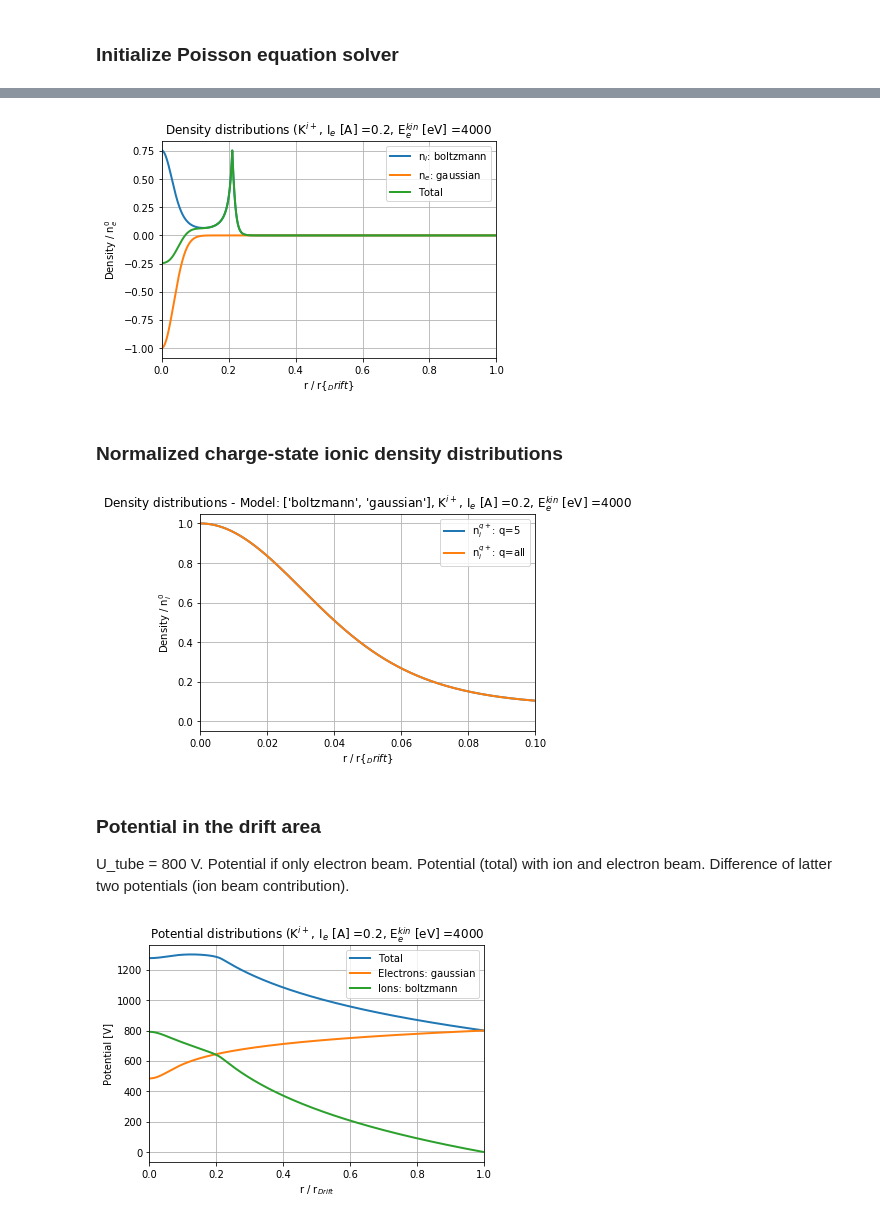
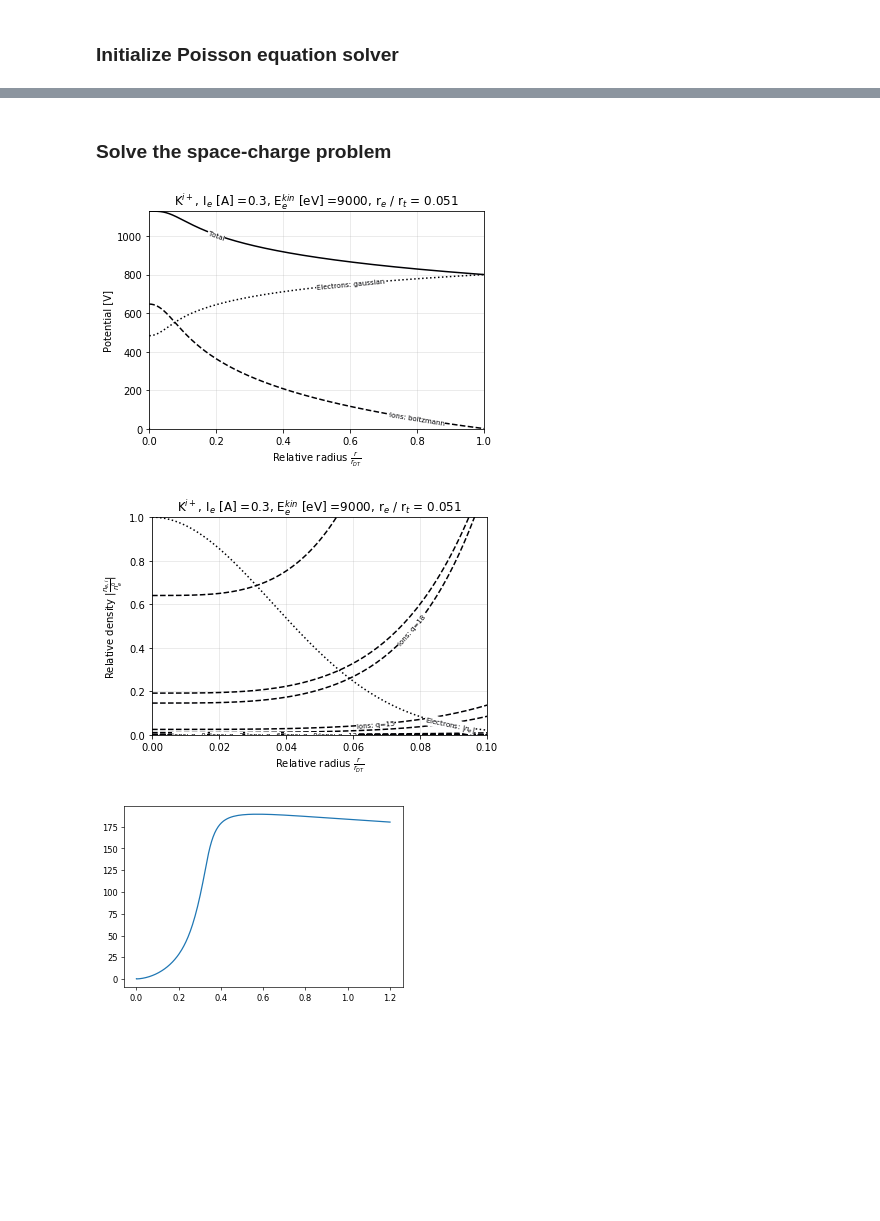
Before and after one commit to Ioniels/EBISSimulation, a Jupyter notebook: demo/debug_poisson.ipynb, the cells around one changed output, grey strips where cells are left out. Cells and saved outputs as stored; diff of their text form; code cells hidden in the pictures; blank space fills up the shorter version.

```diff
--- a/demo/debug_poisson.ipynb
+++ b/demo/debug_poisson.ipynb
@@ -14,7 +14,8 @@ cd ..
 # Import what we need
 import numpy as np
 from matplotlib import pyplot as plt
-%matplotlib notebook
+plt.rcParams['figure.dpi'] = 60
+#%matplotlib notebook
 import ebisim
 # %%
 ELEMENT = "K"
@@ -67,24 +55,21 @@ ChemicalElement(z=19, symbol='K', name='Potassium', a=39)
+# %% [markdown]
+### Solve the space-charge problem
+# %%
+pb = ebisim.PoissonSolver(ELEMENT, 0.3, 9000, nb_p=1000)
+model = ['boltzmann', 'gaussian']
+%timeit
+for i in range(len(sol_y[1, :])):
+    _ = pb.solve(sol_y[:, i], model=model)
 # %%
-_ = pb.plot_densities()
+_ = pb.plot_sol_potentials()
 plt.show()
+_ = pb.plot_sol_densities()
+plt.show()
 # %% [output]
-[figure, old version]
+[figure, new version]
+[figure, added]
-# %% [markdown]
-### Normalized charge-state ionic density distributions
 # %%
-_ = pb.plot_densities_all()
+plt.plot(sol_t, pb.sol_df_densities['alpha_rh'])
 plt.show()
 # %% [output]
-[figure, old version]
+[figure, new version]
-# %% [markdown]
-### Potential in the drift area
-U_tube = 800 V.
-Potential if only electron beam.
-Potential (total) with ion and electron beam.
-Difference of latter two potentials (ion beam contribution).
-# %%
-_ = pb.plot_potential()
-
-plt.show()
-# %% [output]
-[figure, removed]
```
Also changed, not shown: parts of 21 cells of this notebook, 2 other files.
